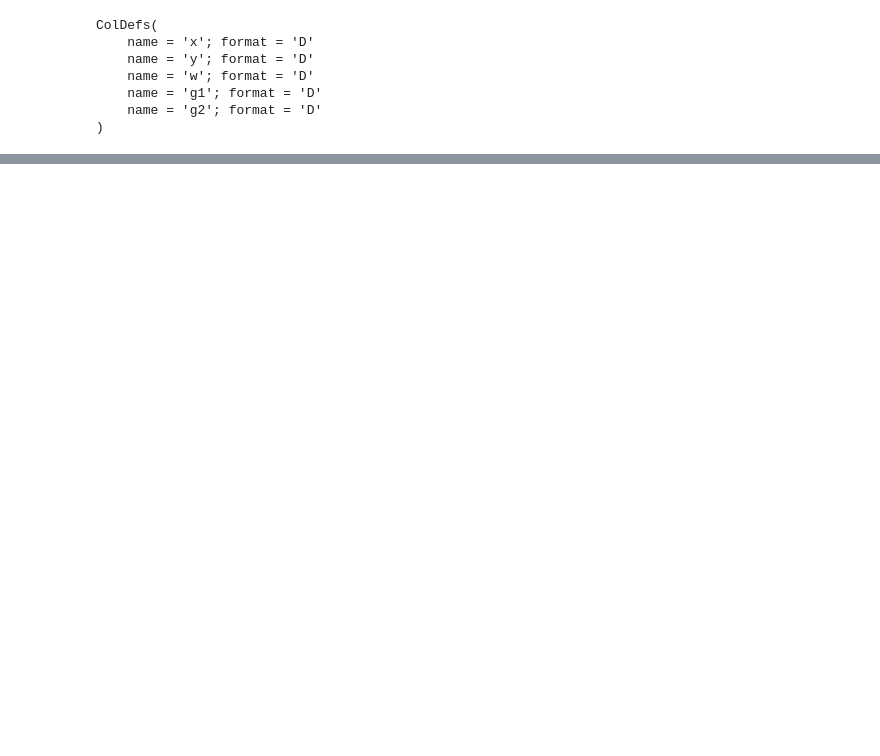
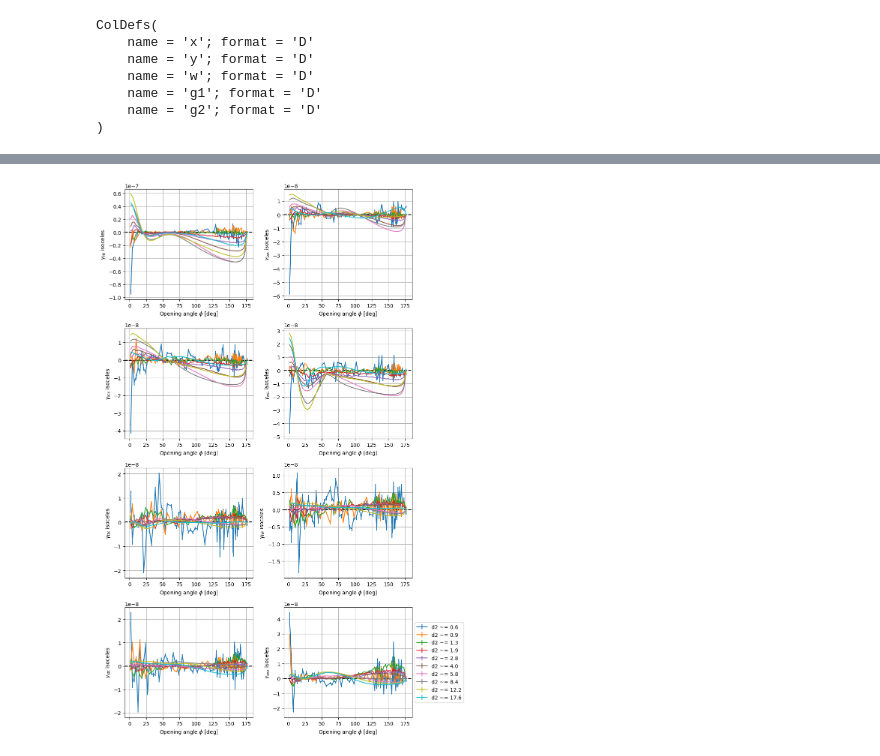
Before and after one commit to shubhagrawal30/aberrations, a Jupyter notebook: playgrounds/measurements.ipynb, the cells around one changed output, grey strips where cells are left out. Drawn from its saved outputs; the diff is of its cells as text; code cells hidden in the pictures; blank space fills up the shorter version.

```diff
--- a/playgrounds/measurements.ipynb
+++ b/playgrounds/measurements.ipynb
@@ -44,0 +89,20 @@ plt.close()
+# %%
+rmin = 0.5
+rmax = 20
+nr = 10
+
+cats = treecorr.Catalog(data_file, x_col='x', y_col='y', g1_col='g1', g2_col='g2',
+                       x_units='arcsec', y_units='arcsec')
+
+narrow = dict(min_sep=rmin, max_sep=rmax, sep_units='arcmin', nbins=nr,
+              min_u=0.0, max_u=1, nubins=20,
+              min_v=0.0, max_v=0.1, nvbins=1, verbose=2, output_dots=True)
+wide = dict(min_sep=rmin, max_sep=rmax, sep_units='arcmin', nbins=nr,
+            min_u=0.9, max_u=1, nubins=1,
+            min_v=0.0, max_v=0.8, nvbins=20, verbose=2, output_dots=True)
+wider = dict(min_sep=rmin, max_sep=rmax, sep_units='arcmin', nbins=nr,
+             min_u=0.9, max_u=1, nubins=1,
+             min_v=0.8, max_v=0.95, nvbins=20, verbose=2, output_dots=True)
+widest = dict(min_sep=rmin, max_sep=rmax, sep_units='arcmin', nbins=nr,
+              min_u=0.9, max_u=1, nubins=1,
+              min_v=0.95, max_v=1.0, nvbins=20, verbose=2, output_dots=True)
@@ -44,0 +241,25 @@ plt.close()
+# %%
+g_funcs = [g_ttt_func, g_txx_func, g_xtx_func, g_xxt_func, g_ttx_func, g_txt_func, g_xtt_func, g_xxx_func]
+labels = ["{\\rm ttt}", "{\\rm txx}", "{\\rm xtx}", "{\\rm xxt}", "{\\rm ttx}", "{\\rm txt}", "{\\rm xtt}", "{\\rm xxx}"]
+
+fig, axs = plt.subplots(4, 2, figsize=(10, 15))
+
+for label, g_func, ax in zip(labels, g_funcs, axs.ravel()):
+
+    phi, g_txx, sig_txx, meanr = get_gamma_func(g_func, var_func)
+    lines = []
+    for ir in range(nr):
+        line = ax.errorbar(phi[ir], g_txx[ir], sig_txx[ir])
+        lines.append((line, 'd2 ~= %.1f'%meanr[ir]))
+    ax.set_xlabel(r'Opening angle $\phi$ [deg]')
+    ax.set_ylabel(r'$\gamma_{}$ isoceles'.format(label))
+    # ax.set_xlim([155, 180])
+    fig.set_tight_layout(True)
+    ax.grid()
+    ax.axhline(y=0, ls="--", color="black")
+plt.legend(*(list(zip(*lines))), loc='center left', bbox_to_anchor=(1, 0.5))
+plt.savefig(plot_dir + "3pt.png", dpi=300)
+plt.show()
+plt.close()
+# %% [output]
+[figure, added]
```
Also changed, not shown: parts of 8 cells of this notebook, 7 other files.
